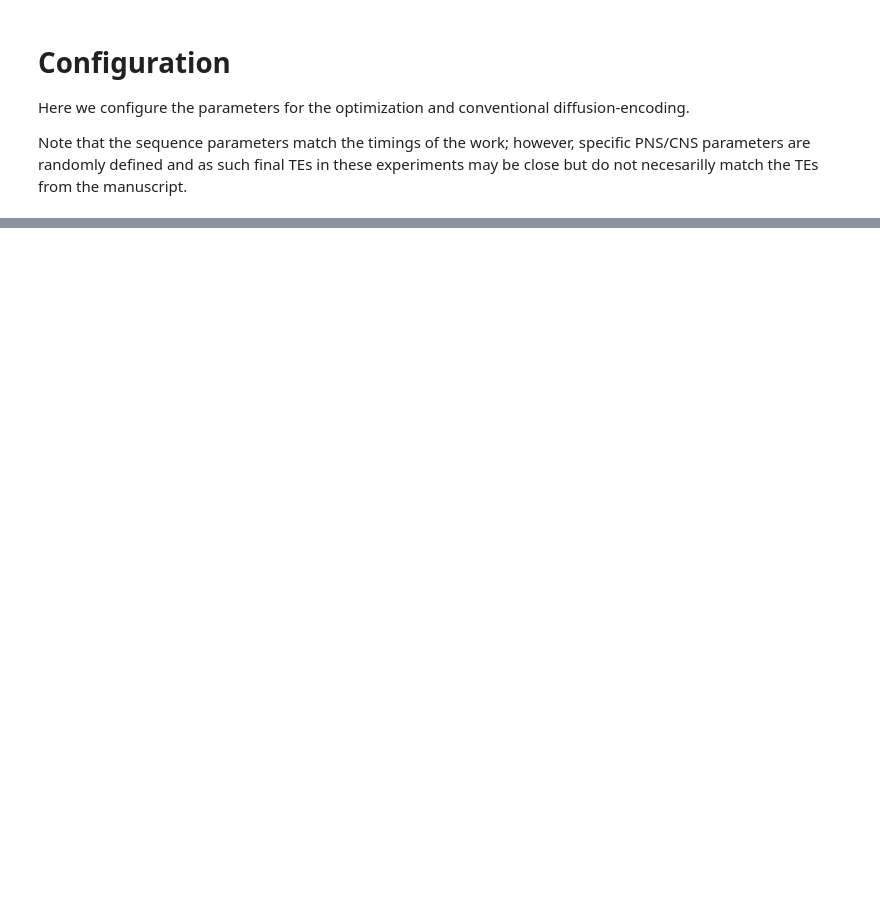
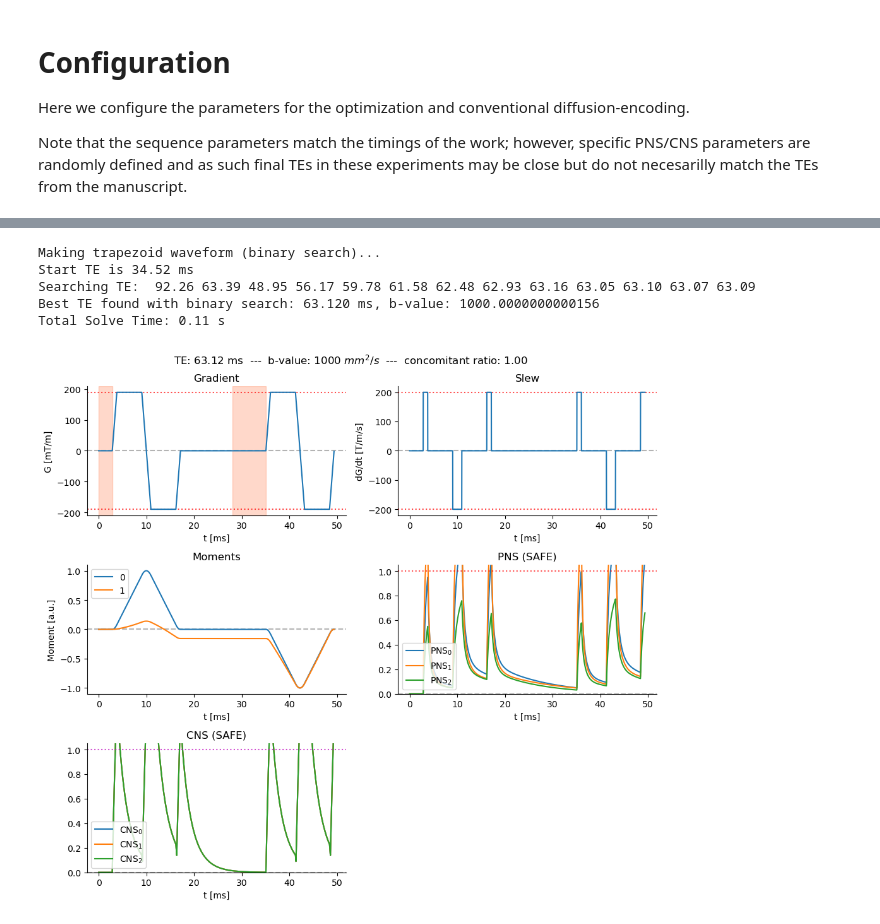
Before and after one commit to ahannum/stim_code, a Jupyter notebook: Examples/demo_colab.ipynb, the cells around one changed output, grey strips where cells are left out. Drawn from its saved outputs; the diff is of its cells as text; code cells hidden in the pictures; blank space fills up the shorter version.

```diff
--- a/Examples/demo_colab.ipynb
+++ b/Examples/demo_colab.ipynb
@@ -137,0 +147,30 @@ for key in ['tau1', 'tau2', 'tau3', 'a1', 'a2', 'a3', 'g_scale','stim_limit']:
+# %%
+# Inherit base parameters; define some additional limits
+trap_params = {**base_params,
+          'smax': 200}
+
+trap_params['dt'] = 10e-6 # we can use smaller dt for trapezoids
+
+# define a trapezoid object
+trap_obj = GetMinTE_Trap(trap_params,
+                gmaxRange=[0.100, trap_params['gmax']], # range of gmax to search over
+                smaxRange=  np.concatenate(([200], np.arange(200, 20, -2))),) # range of smax to search over
+
+# time conventional waveform design
+t0 = time.perf_counter()
+
+# run binary search to find minimum TE and corresponding gradient waveform
+TE_trap, g_waveform_trap, t_array, bval_trap, timings_trap = trap_obj.compute_binary()
+
+elapsed_time = time.perf_counter() - t0
+print(f"Total Solve Time: {elapsed_time:.2f} s")
+
+# plot the results
+fig = plot_diff(g_waveform_trap, trap_params['dt'], TE = TE_trap, params = trap_params, plot_pns=True, plot_cns=True, pns_params = safe,cns_params = safe_cardiac)
+# %% [output]
+Making trapezoid waveform (binary search)...
+Start TE is 34.52 ms
+Searching TE:  92.26 63.39 48.95 56.17 59.78 61.58 62.48 62.93 63.16 63.05 63.10 63.07 63.09
+Best TE found with binary search: 63.120 ms, b-value: 1000.0000000000156
+Total Solve Time: 0.11 s
+[figure, added]
```
Also changed, not shown: parts of 15 cells of this notebook.
